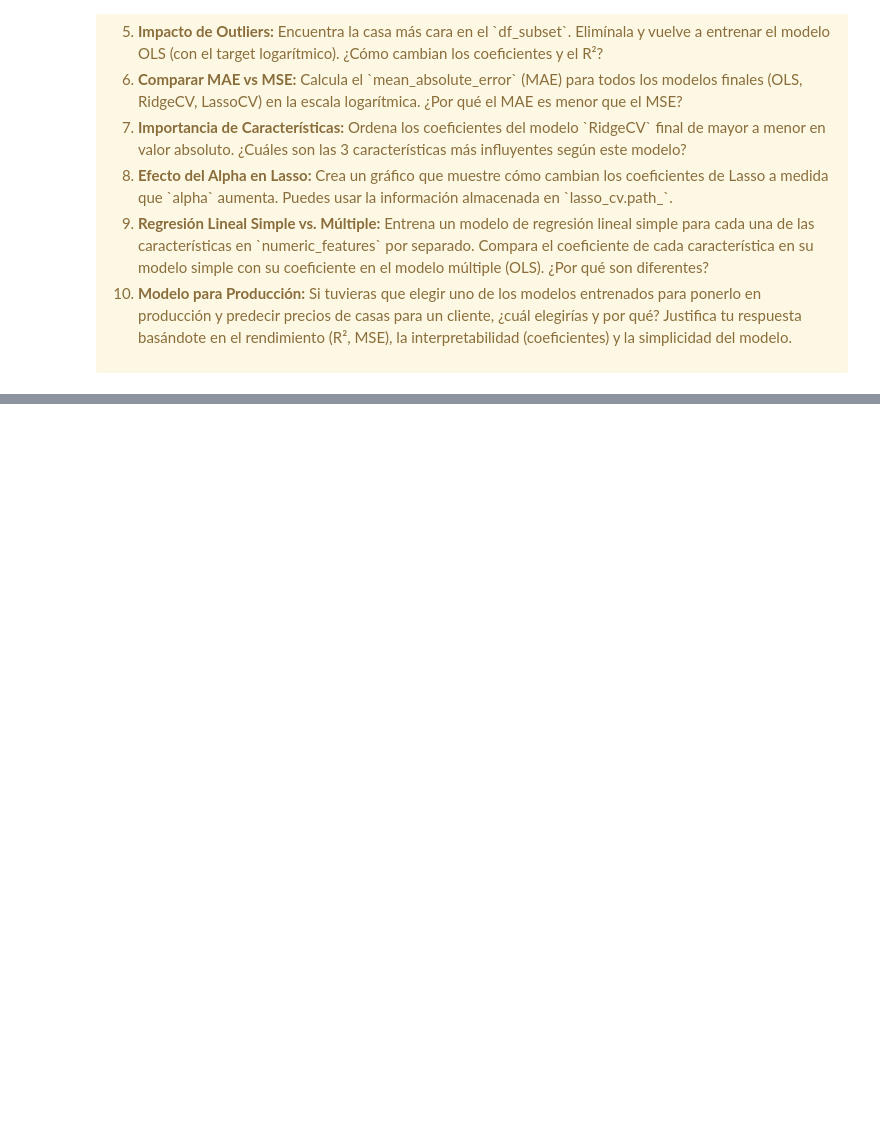
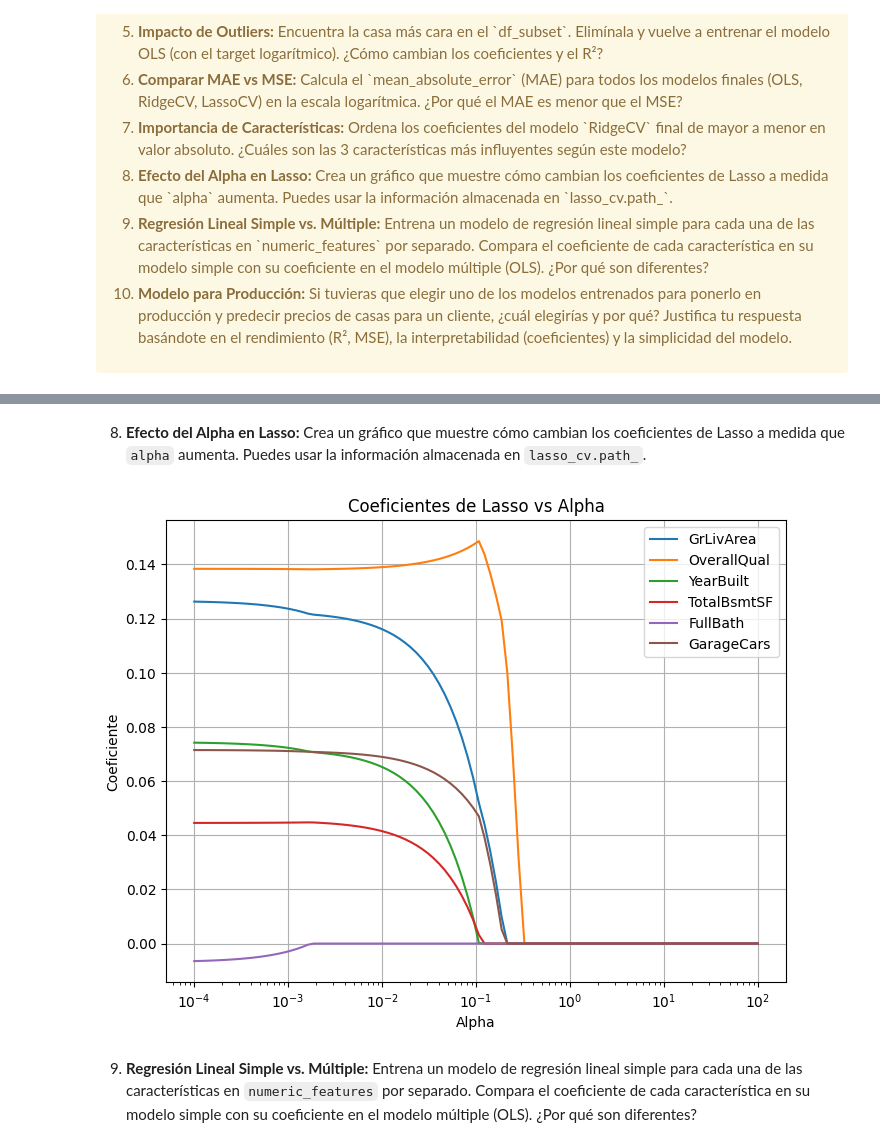
Before and after one commit to marcopadila/Aprendizaje1, a Jupyter notebook: clase02/ejercicios_clase02 - marco.ipynb, the cells around one changed output, grey strips where cells are left out. Drawn from its saved outputs; the diff is of its cells as text; code cells hidden in the pictures; blank space fills up the shorter version.

```diff
--- a/clase02/ejercicios_clase02 - marco.ipynb
+++ b/clase02/ejercicios_clase02 - marco.ipynb
@@ -287,0 +308,18 @@ GarageCars          0.0723         0.0702
+# %%
+# El rango de alphas ya se había definido antes. Era: np.logspace(-4, 2, 100)
+
+# RidgeCV con MAE
+ridge_cv_mae = RidgeCV(alphas=alphas, scoring="neg_mean_absolute_error", store_cv_results=True)
+ridge_cv_mae.fit(X_train_scaled, y_train)
+print(f"Mejor alpha para RidgeCV (MAE): {ridge_cv_mae.alpha_:.4f}")
+print(f"Mejor alpha para RidgeCV (MSE): {mse_ridge_cv:.4f}")
+print("---")
+
+# LassoCV con MAE
+lasso_cv_mae = LassoCV(alphas=alphas, cv=5, random_state=42)
+lasso_cv_mae.fit(X_train_scaled, y_train)
+print(f"Mejor alpha para LassoCV (MAE): {lasso_cv_mae.alpha_:.4f}")
+print(f"Mejor alpha para LassoCV (MSE): {mse_lasso_cv:.4f}")
+print("---")
+
+print("\n--- Conclusión: los alphas seleccionados con MAE difieren de los seleccionados con MSE. Esto se debe a que cada métrica penaliza de manera diferente a los errores.")
@@ -287,0 +533,22 @@ GarageCars          0.0723         0.0702
+# %% [markdown]
+8. <strong>Efecto del Alpha en Lasso:</strong> Crea un gráfico que muestre cómo cambian los coeficientes de Lasso a medida que `alpha` aumenta. Puedes usar la información almacenada en `lasso_cv.path_`.
+# %%
+from sklearn.linear_model import lasso_path
+
+# Calcula el camino de Lasso para los mismos datos y alphas
+alphas_lasso, coefs_lasso, _ = lasso_path(X_train_scaled, y_train, alphas=alphas)
+
+plt.figure(figsize=(8, 6))
+for i, feature in enumerate(numeric_features):
+    plt.plot(alphas_lasso, coefs_lasso[i], label=feature)
+plt.xscale('log')
+plt.xlabel('Alpha')
+plt.ylabel('Coeficiente')
+plt.title('Coeficientes de Lasso vs Alpha')
+plt.legend()
+plt.grid(True)
+plt.show()
+# %% [output]
+[figure, added]
+# %% [markdown]
+9. <strong>Regresión Lineal Simple vs. Múltiple:</strong> Entrena un modelo de regresión lineal simple para cada una de las características en `numeric_features` por separado. Compara el coeficiente de cada característica en su modelo simple con su coeficiente en el modelo múltiple (OLS). ¿Por qué son diferentes?
```
Also changed, not shown: parts of 18 cells of this notebook.
